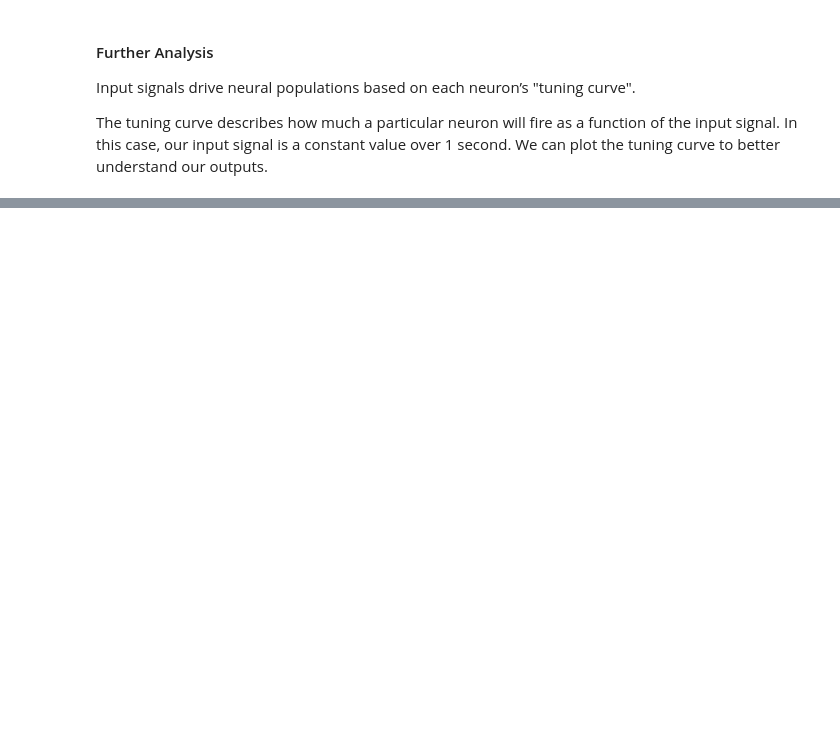
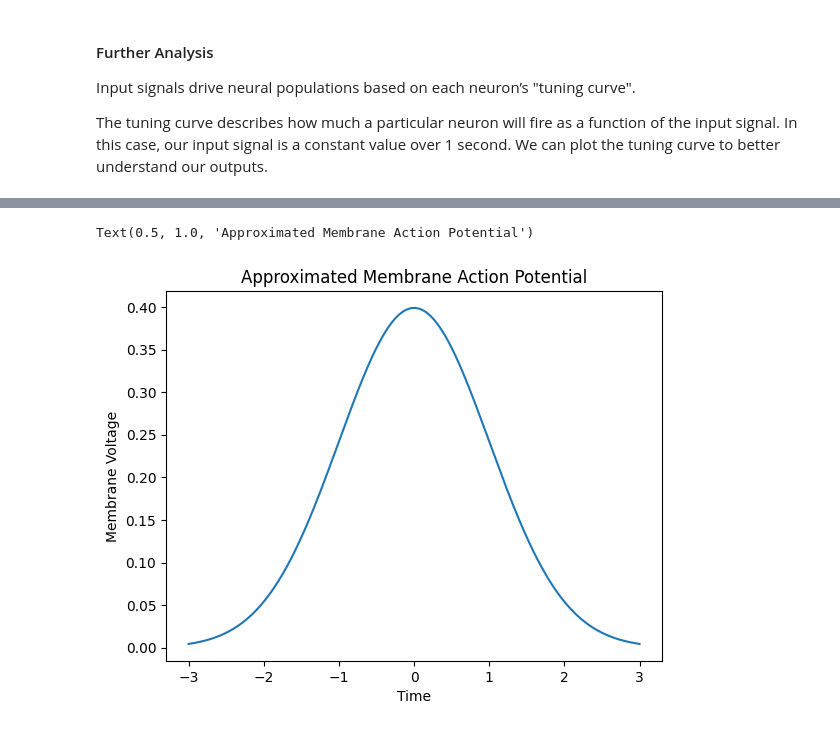
Before and after one commit to taylorharkley2/neuron_basics, a Jupyter notebook: neuron_representation.ipynb, the cells around one changed output, grey strips where cells are left out. Saved outputs shown, nothing was run; the diff lists cells and outputs as text; code cells hidden in the pictures; blank space fills up the shorter version.

```diff
--- a/neuron_representation.ipynb
+++ b/neuron_representation.ipynb
@@ -170,0 +182,13 @@ Adjust these sections.
+# %%
+# x-axis ranges from -3 and 3 with .001 steps
+x = np.arange(-3, 3, .001)
+
+# plot normal distribution with mean 0 and standard deviation 1
+plt.figure()
+plt.plot(x, norm.pdf(x, 0, 1))
+plt.xlabel("Time")
+plt.ylabel("Membrane Voltage")
+plt.title("Approximated Membrane Action Potential")
+# %% [output]
+Text(0.5, 1.0, 'Approximated Membrane Action Potential')
+[figure, added]
```
Also changed, not shown: parts of 17 cells of this notebook.
